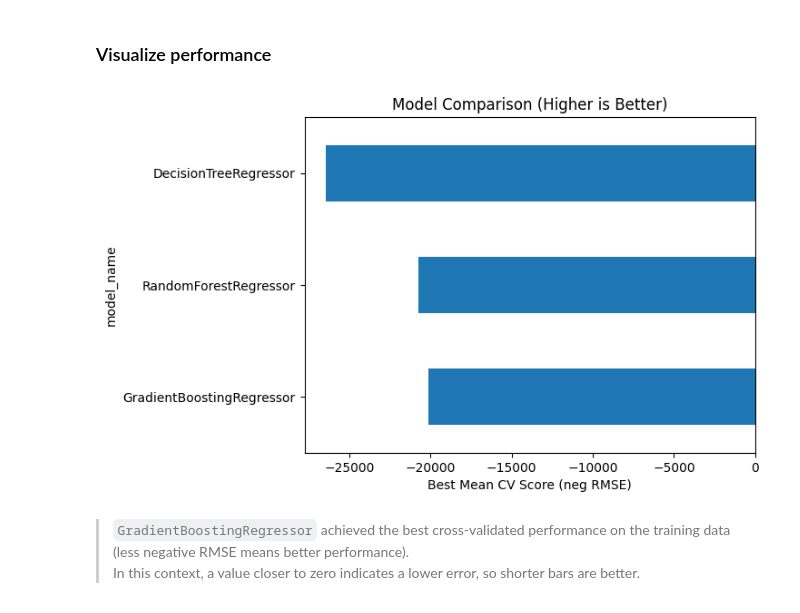
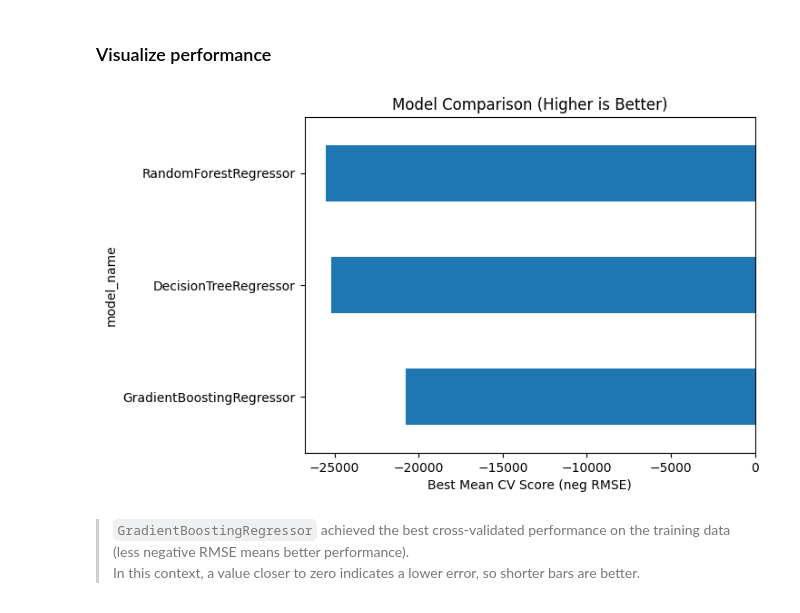
Before and after one commit to DigimonFrankie/Projects, a Jupyter notebook: Used Car Price Prediction: Predictive Modeling with Real-World Data/machine learning/tree_based_models.ipynb, the cells around one changed output. Saved outputs shown, nothing was run; the diff lists cells and outputs as text; code cells hidden in the pictures.

```diff
--- a/Used Car Price Prediction: Predictive Modeling with Real-World Data/machine learning/tree_based_models.ipynb
+++ b/Used Car Price Prediction: Predictive Modeling with Real-World Data/machine learning/tree_based_models.ipynb
@@ -139,7 +142,7 @@ def make_preprocessor(X):
         remainder='passthrough'
     )
 
-def tree_based_modeling(X_train, y_train, x_test, y_test, cv=10):
+def tree_based_modeling(X_train, y_train, cv=5):
     preprocessor = make_preprocessor(X_train)
 
     ## Set up pipeline
@@ -151,19 +154,28 @@ def tree_based_modeling(X_train, y_train, x_test, y_test, cv=10):
     ## Set up models and hyperparameter for GV
     param_grid = [
         {
-            'model': [DecisionTreeRegressor()],
-            'model__max_depth': [None, 5, 10, 20, 30]
+            'model': [DecisionTreeRegressor(random_state=42)],
+            'model__max_depth': [5, 10, 20],
+            'model__min_samples_leaf': [5, 20, 50]
         },
         {
             'model': [RandomForestRegressor(random_state=42)],
             'model__n_estimators': [100, 200, 300],
-            'model__max_depth': [None, 5, 10, 20]
+            'model__min_samples_leaf': [5, 20, 50],
+            'model__max_depth': [5, 10, 20],
+            'model__max_features': ['sqrt', 'log2'],
+            'model__min_samples_split': [5, 10]
         },
         {
             'model': [GradientBoostingRegressor(random_state=42)],
             'model__n_estimators': [100, 200, 300],
-            'model__learning_rate': [0.01, 0.1, 0.2],
-            'model__max_depth': [3, 5, 10]
+            'model__learning_rate': [0.01, 0.05, 0.1],
+            'model__max_depth': [3, 5, 10],
+            'model__min_samples_leaf': [5, 20],
+            'model__subsample': [0.6, 0.8, 1.0],
+            'model__n_iter_no_change': [10],
+            'model__validation_fraction': [0.1],
+            'model__tol': [1e-4]
         },
     ]
 
@@ -179,13 +191,13 @@ def tree_based_modeling(X_train, y_train, x_test, y_test, cv=10):
     grid.fit(X_train, y_train)
 
     print("Best parameters: ", grid.best_params_)
-    print("Best params: ", grid.best_params_)
-    print("best RMSE: ", -grid.best_score_)
+    print("Best RMSE: ", -grid.best_score_)
 
     return grid
 # %%
 warnings.filterwarnings("ignore", message=".*unknown categories.*")
+warnings.filterwarnings("ignore", message=".*fits failed out of a total of.*")
 warnings.filterwarnings("ignore", message=".*A worker stopped while some jobs were given to the executor.*")
 
-grid = tree_based_modeling(X_train, y_train, X_test, y_test)
+grid_tree = save_grid_search_results(tree_based_modeling, X_train, y_train, X_test, y_test)
 # %% [output]
@@ -196,5 +219,5 @@ best RMSE:  20107.574549710127
 ### Model performance
 # %%
 ## Check model performance
-df_performance = pd.DataFrame(grid.cv_results_)
+df_performance_tree = pd.DataFrame(grid_tree.cv_results_)
 # %%
@@ -215,15 +238,15 @@ df_performance.sort_values(by='mean_test_score', ascending=False).head(10)
 # %% [markdown]
 ### Visualize performance
 # %%
-df_performance['model_name'] = df_performance['param_model'].apply(lambda x: type(x).__name__)
+df_performance_tree['model_name'] = df_performance_tree['param_model'].apply(lambda x: type(x).__name__)
 
-summary = df_performance.groupby('model_name')['mean_test_score'].max().sort_values(ascending=False)
+summary = df_performance_tree.groupby('model_name')['mean_test_score'].max().sort_values(ascending=False)
 summary.plot(kind='barh')
 plt.xlabel('Best Mean CV Score (neg RMSE)')
 plt.title('Model Comparison (Higher is Better)')
 plt.show()
 # %% [output]
-[figure, old version]
+[figure, new version]
 # %% [markdown]
 > `GradientBoostingRegressor` achieved the best cross-validated performance on the training data (less negative RMSE means better performance).
 > In this context, a value closer to zero indicates a lower error, so shorter bars are better.
```
Also changed, not shown: parts of 16 cells of this notebook, 7 other files.
